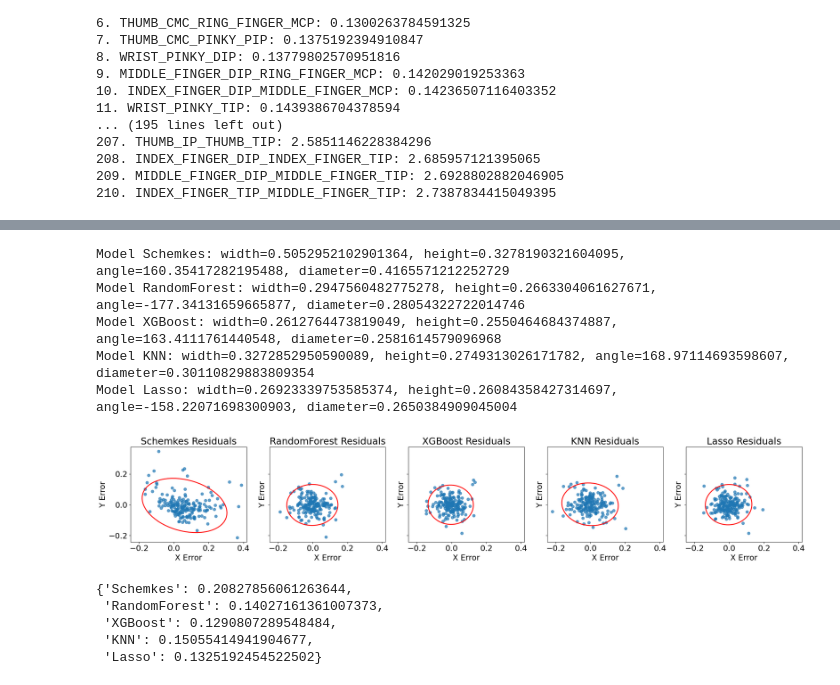
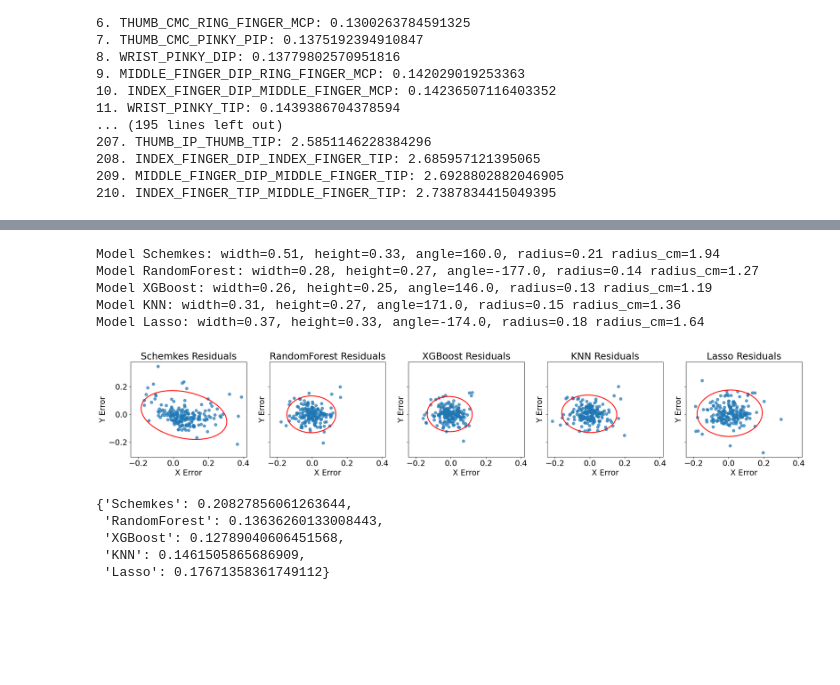
Before and after one commit to MarekTran/hypothenar-inferrence, a Jupyter notebook: main.ipynb, the cells around one changed output, grey strips where cells are left out. Drawn from its saved outputs; the diff is of its cells as text; code cells hidden in the pictures; blank space fills up the shorter version.

```diff
--- a/main.ipynb
+++ b/main.ipynb
@@ -2344,7 +2417,7 @@ print("Best Validation Score:", knn_opt_hypothenar.best_score_)
 test_score = r2_score(
     y_test_hypo, knn_opt_hypothenar.best_estimator_.predict(X_test_hypo)
 )
-print("Test Set Score:", test_score)
+print("Test Set R2Score:", test_score)
 
 # Save
 if not os.path.isfile("output_new/knn_bayes_opt_hypothenar.pkl"):
@@ -2375,7 +2448,7 @@ lasso_opt_hypothenar = BayesSearchCV(
     search_spaces=param_space_hypothenar,
     n_iter=50,
     cv=kf_hypo,
-    scoring="r2",
+    scoring=tuning_score,
     random_state=42,
     n_jobs=njobs,
 )
@@ -2393,7 +2466,7 @@ print("Best Validation Score:", lasso_opt_hypothenar.best_score_)
 test_score = r2_score(
     y_test_hypo, lasso_opt_hypothenar.best_estimator_.predict(X_test_hypo)
 )
-print("Test Set Score:", test_score)
+print("Test Set R2Score:", test_score)
 
 # Save
 if not os.path.isfile("output_new/lasso_bayes_opt_hypothenar.pkl"):
@@ -2469,27 +2545,29 @@ Top 5 Results:
 210. INDEX_FINGER_TIP_MIDDLE_FINGER_TIP: 2.7387834415049395
 # %%
 schemkes_model_hypothenar = SchemkesInterpolationModel(train_columns=['WRIST', 'PINKY_MCP'], target_column='HYPOTHENAR')
-
+schemkes_model_original_hypothenar = SchemkesInterpolationModel(train_columns=['WRIST', 'PINKY_MCP'], target_column='HYPOTHENAR', vertical_ratio=2/3, horizontal_ratio=1/3)
 tuned_models_hypothenar = [
     schemkes_model_hypothenar,
     rf_opt_hypothenar.best_estimator_,
     xgb_opt_hypothenar.best_estimator_,
     knn_opt_hypothenar.best_estimator_,
     lasso_opt_hypothenar.best_estimator_,
+    # schemkes_model_original_hypothenar
 ]
 tuned_models_names_hypo = [
     'Schemkes',
     'RandomForest',
     'XGBoost',
     'KNN',
-    'Lasso'
+    'Lasso',
+    # 'Schemkes_Original'
 ]
 
 sizes_hypo = [p*len(X_train_hypo) for p in [0.1, 0.2, 0.3, 0.4, 0.5, 0.6, 0.7, 0.8, 0.9, 1.0]]
 total_results_hypo = evaluation_pipeline(X_train=X_train_hypo, y_train=y_train_hypo,
                                 X_test=X_test_hypo, y_test=y_test_hypo,
                                 X_eval=X_test_hypo, y_eval=y_test_hypo,
-                                models=tuned_models_hypothenar, model_names=tuned_models_names,
+                                models=tuned_models_hypothenar, model_names=tuned_models_names_hypo,
                                 training_sizes=sizes_hypo, additional_test_sets=None, output_dir='output_new', subsample='random')
 
 data_hypo = total_results_hypo
@@ -2503,6 +2581,7 @@ import plotly.graph_objects as go
 
 # PLOT ONLY TEST ERROR
 fig = go.Figure()
+color_idx = 0
 for model, model_data in data_hypo.items():
     fig.add_trace(
         go.Scatter(
@@ -2511,9 +2590,10 @@ for model, model_data in data_hypo.items():
             mode="lines+markers",
             name=model,
             line=dict(width=4),
-            marker=dict(size=10)
+            marker=dict(size=13, color=DEFAULT_PLOTLY_COLORS[color_idx],line=dict(width=1, color="DarkSlateGrey"))
         )
     )
+    color_idx += 1
 
 fig.update_layout(
     title="HYPOTHENAR Loss vs Training Size",
@@ -2568,3 +2648,12 @@ fig.update_layout(
 fig.update_layout(legend=dict(font=dict(size=18)))
 fig.show()
 # Save to plots/REAL/THUMB_CMC_Loss_vs_Training_Size.png
+# %%
+for model, model_data in data_hypo.items():
+    print(f"Model: {model}")
+    print(f"Loss at the {int(sizes_hypo[0])}: {model_data['Test_Error'][0] * 100:.4f}")
+    print(f"Loss at elbow {int(sizes_hypo[2])}: {model_data['Test_Error'][2] * 100:.4f}")
+    print(f"Loss at the {int(sizes_hypo[-1])}: {model_data['Test_Error'][-1] * 100:.4f}")
+    # Elbow - End loss reduction
+    elbow_reduction = (model_data['Test_Error'][2] - model_data['Test_Error'][-1]) / model_data['Test_Error'][2] * 100
+    print(f"Loss Reduction between {int(sizes_hypo[2])} and {int(sizes_hypo[-1])}: {elbow_reduction:.2f}%")
@@ -2713,46 +2820,48 @@ def plot_residuals_with_ellipse(residuals_list, model_names, alpha=0.95):
 
         # 3. Calculate Ellipse Parameters
         vals, vecs = np.linalg.eigh(cov)
         order = vals.argsort()[::-1]
         vals = vals[order]
         vecs = vecs[:, order]
         theta = np.degrees(np.arctan2(*vecs[:, 0][::-1]))
         width, height = 2 * np.sqrt(vals) * np.sqrt(chi_squared_val)
         # Calculate the diameter approximation
         diameter_approx = (width+height) / 2
         radii[model_names[i]] = diameter_approx/2
-        print(f"Model {model_names[i]}: width={width}, height={height}, angle={theta}, diameter={diameter_approx}")
+        radius_cm = (17.48/1.88) * (diameter_approx/2)
+        # Limit to 2 decimal places
+        print(f"Model {model_names[i]}: width={width :.2f}, height={height :.2f}, angle={np.round(theta)}, radius={diameter_approx/2 :.2f} radius_cm={radius_cm :.2f}")
 
         # 4. Create and Add Ellipse
         ellip = Ellipse(xy=mean, width=width, height=height, angle=theta,
                         edgecolor='red', fc='None', lw=2)
         ax.add_patch(ellip)
 
     # Remove unused subplots
     if len(residuals_list) < len(axes):
         for j in range(len(residuals_list), len(axes)):
             fig.delaxes(axes[j])
     plt.tight_layout()
     # Make resolution very hig
-    plt.savefig('plots/residuals_scatter_with_ellipse_row_hi_res.png', dpi=900)
+    plt.savefig('plots/residuals_scatter_with_ellipse.jpg', dpi=600)
     plt.show()
     return radii
 
 # Example usage (assuming residuals_hypo and tuned_models_names_hypo are defined):
 hypo_radii = plot_residuals_with_ellipse(residuals_hypo, tuned_models_names_hypo)
 hypo_radii
 # %% [output]
-Model Schemkes: width=0.5052952102901364, height=0.3278190321604095, angle=160.35417282195488, diameter=0.4165571212252729
-Model RandomForest: width=0.2947560482775278, height=0.2663304061627671, angle=-177.34131659665877, diameter=0.28054322722014746
-Model XGBoost: width=0.2612764473819049, height=0.2550464684374887, angle=163.4111761440548, diameter=0.2581614579096968
-Model KNN: width=0.3272852950590089, height=0.2749313026171782, angle=168.97114693598607, diameter=0.30110829883809354
-Model Lasso: width=0.26923339753585374, height=0.26084358427314697, angle=-158.22071698300903, diameter=0.2650384909045004
+Model Schemkes: width=0.51, height=0.33, angle=160.0, radius=0.21 radius_cm=1.94
+Model RandomForest: width=0.28, height=0.27, angle=-177.0, radius=0.14 radius_cm=1.27
+Model XGBoost: width=0.26, height=0.25, angle=146.0, radius=0.13 radius_cm=1.19
+Model KNN: width=0.31, height=0.27, angle=171.0, radius=0.15 radius_cm=1.36
+Model Lasso: width=0.37, height=0.33, angle=-174.0, radius=0.18 radius_cm=1.64
-[figure, old version]
+[figure, new version]
 {'Schemkes': 0.20827856061263644,
- 'RandomForest': 0.14027161361007373,
- 'XGBoost': 0.1290807289548484,
- 'KNN': 0.15055414941904677,
- 'Lasso': 0.1325192454522502}
+ 'RandomForest': 0.13636260133008443,
+ 'XGBoost': 0.12789040606451568,
+ 'KNN': 0.1461505865686909,
+ 'Lasso': 0.17671358361749112}
 # %%
 # PLOT HISTOGRAM
 resids = []
```
Also changed, not shown: parts of 56 cells of this notebook.
